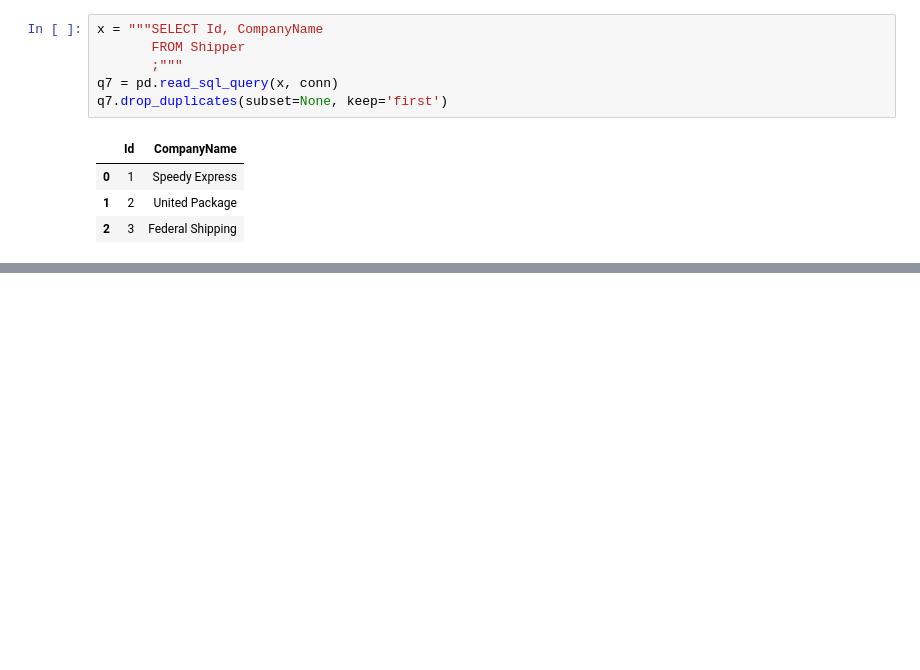
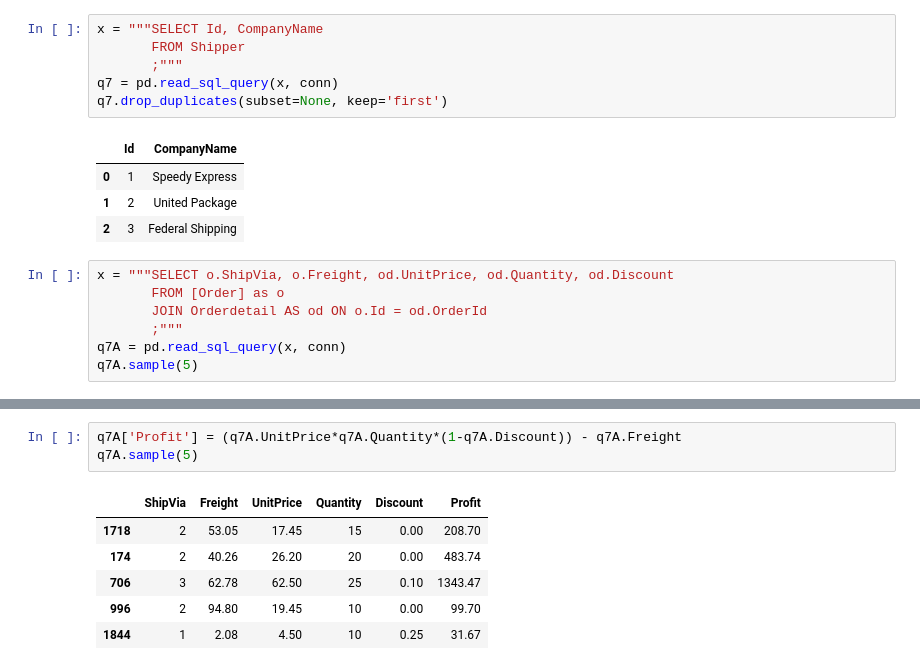
Before and after one commit to ajain1017/dsc-mod-3-project-online-ds-pt-081219, a Jupyter notebook: index.ipynb, the cells around one changed output, grey strips where cells are left out. Drawn from its saved outputs; the diff is of its cells as text; blank space fills up the shorter version.

```diff
--- a/index.ipynb
+++ b/index.ipynb
@@ -1071,3 +1152,10 @@ q7.drop_duplicates(subset=None, keep='first')
 | 0 | 1 | Speedy Express |
 | 1 | 2 | United Package |
 | 2 | 3 | Federal Shipping |
+# %%
+x = """SELECT o.ShipVia, o.Freight, od.UnitPrice, od.Quantity, od.Discount
+       FROM [Order] as o
+       JOIN Orderdetail AS od ON o.Id = od.OrderId
+       ;"""
+q7A = pd.read_sql_query(x, conn)
+q7A.sample(5)
@@ -1073,0 +1169,10 @@ q7.drop_duplicates(subset=None, keep='first')
+# %%
+q7A['Profit'] = (q7A.UnitPrice*q7A.Quantity*(1-q7A.Discount)) - q7A.Freight
+q7A.sample(5)
+# %% [output]
+|  | ShipVia | Freight | UnitPrice | Quantity | Discount | Profit |
+| 1718 | 2 | 53.05 | 17.45 | 15 | 0.00 | 208.70 |
+| 174 | 2 | 40.26 | 26.20 | 20 | 0.00 | 483.74 |
+| 706 | 3 | 62.78 | 62.50 | 25 | 0.10 | 1343.47 |
+| 996 | 2 | 94.80 | 19.45 | 10 | 0.00 | 99.70 |
+| 1844 | 1 | 2.08 | 4.50 | 10 | 0.25 | 31.67 |
```
Also changed, not shown: parts of 39 cells of this notebook, 1 other file.
